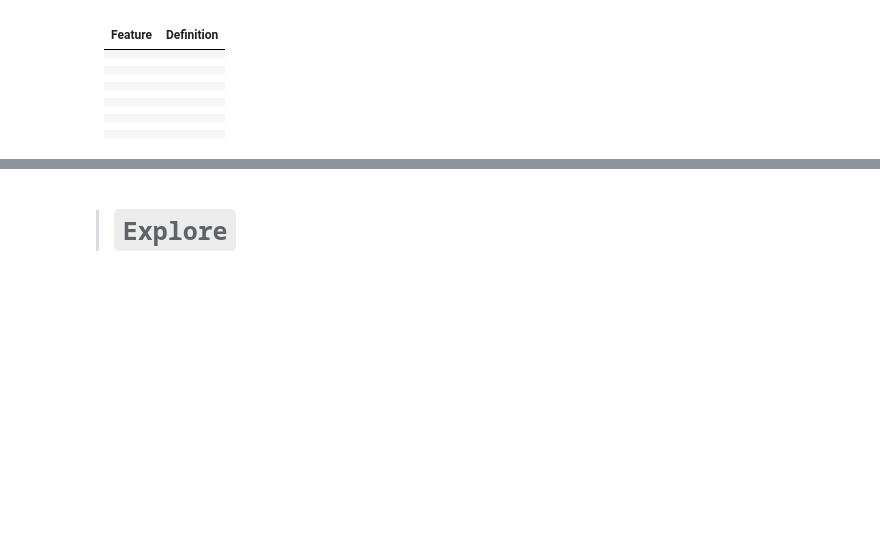
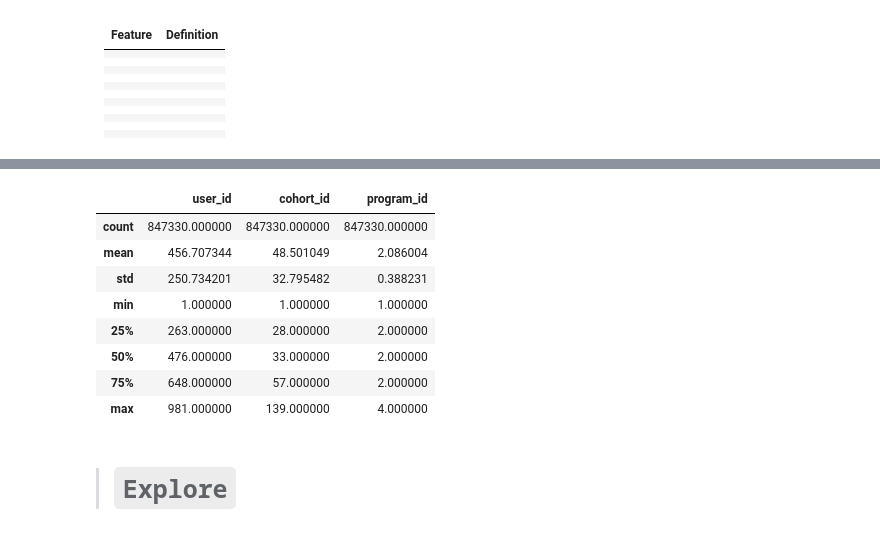
Before and after one commit to Access-Not-Found/project_anomaly, a Jupyter notebook: final_report.ipynb, the cells around one changed output, grey strips where cells are left out. Saved outputs shown, nothing was run; the diff lists cells and outputs as text; code cells hidden in the pictures; blank space fills up the shorter version.

```diff
--- a/final_report.ipynb
+++ b/final_report.ipynb
@@ -60,3 +73,16 @@ import seaborn as sns
+# %%
+# data stats viz
+df.describe()
+# %% [output]
+|  | user_id | cohort_id | program_id |
+| count | 847330.000000 | 847330.000000 | 847330.000000 |
+| mean | 456.707344 | 48.501049 | 2.086004 |
+| std | 250.734201 | 32.795482 | 0.388231 |
+| min | 1.000000 | 1.000000 | 1.000000 |
+| 25% | 263.000000 | 28.000000 | 2.000000 |
+| 50% | 476.000000 | 33.000000 | 2.000000 |
+| 75% | 648.000000 | 57.000000 | 2.000000 |
+| max | 981.000000 | 139.000000 | 4.000000 |
 # %% [markdown]
 > # `Explore`
 # %% [markdown]
```
Also changed, not shown: parts of 11 cells of this notebook.
